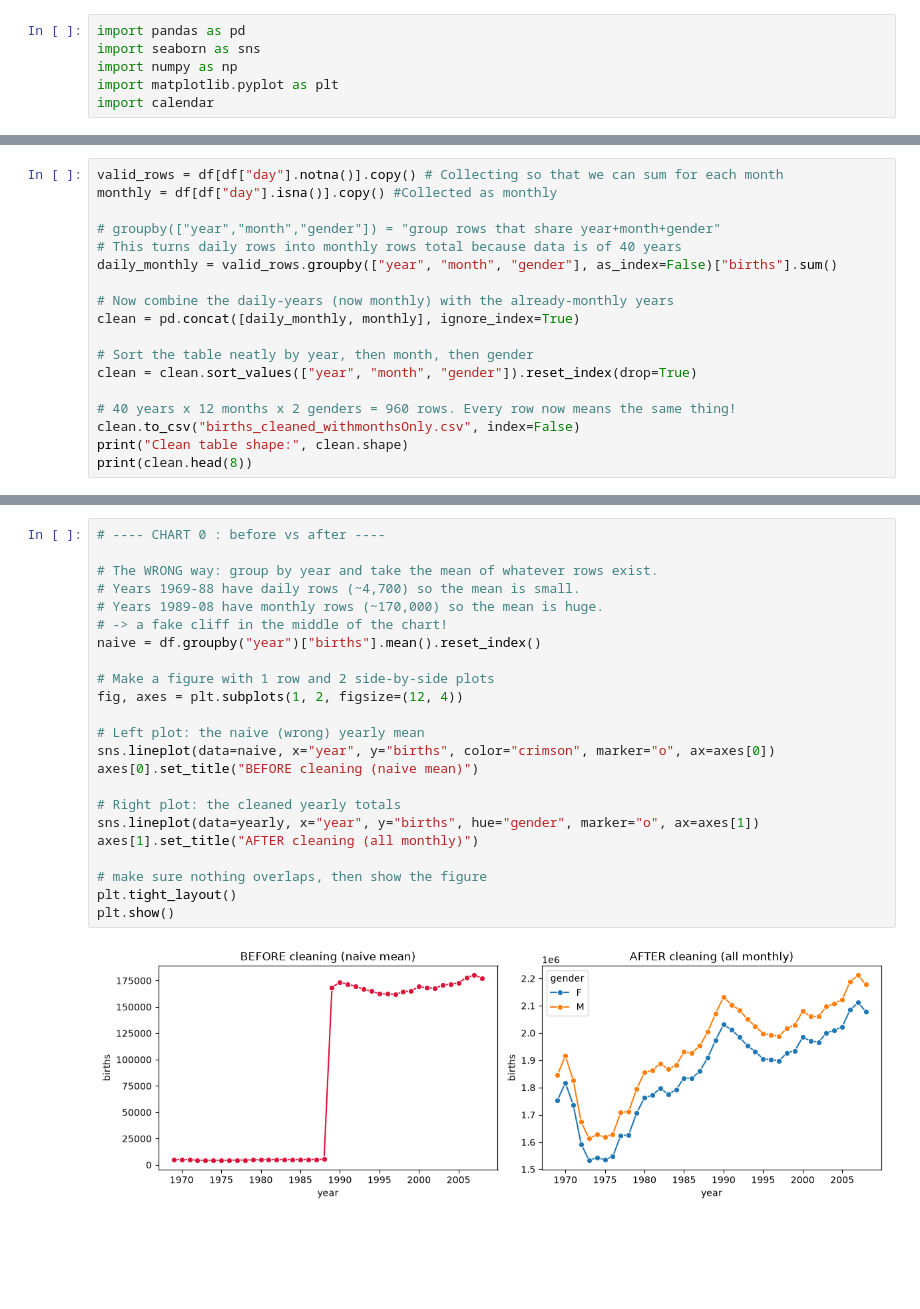
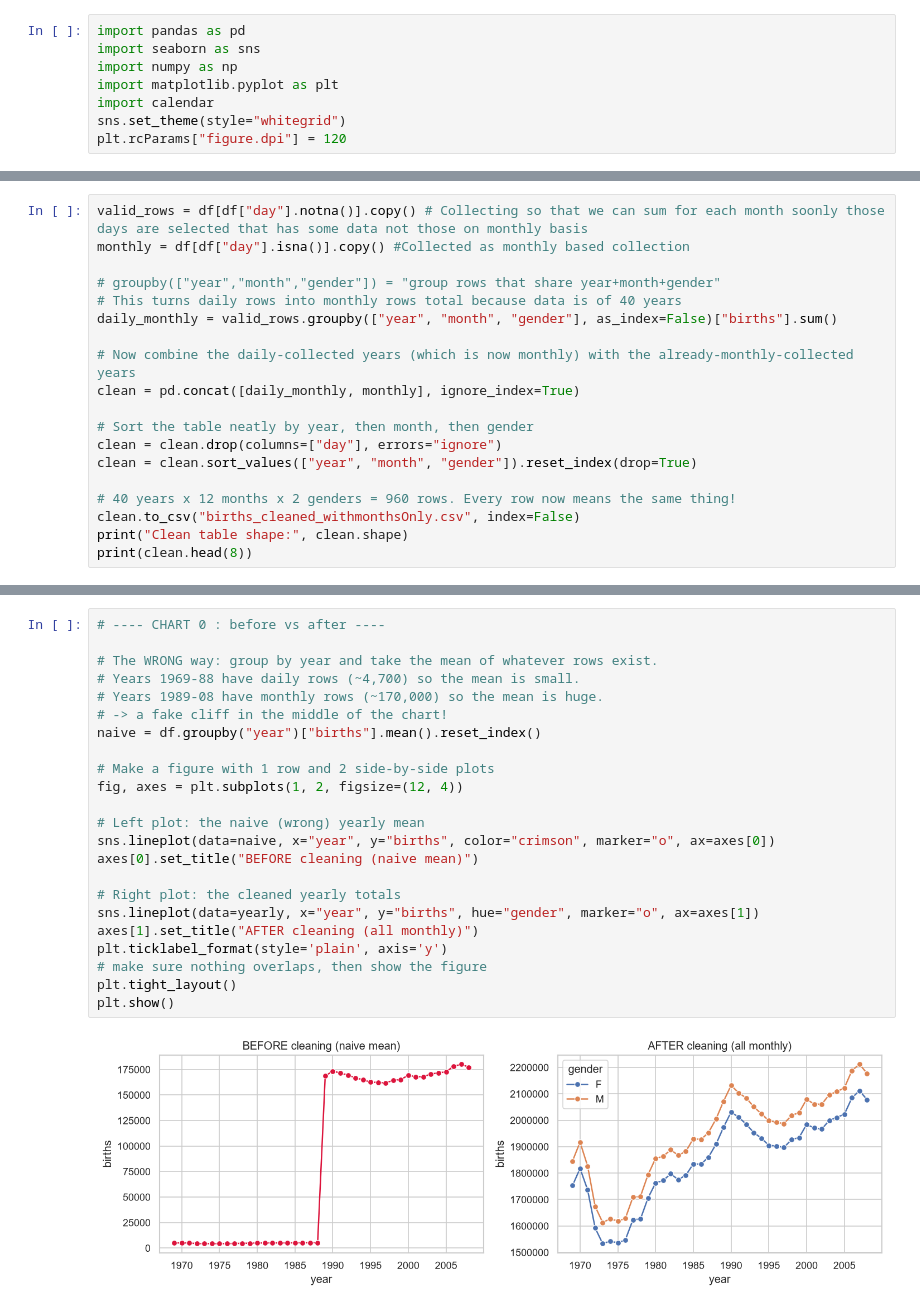
Before and after one commit to muneeb112233/Data_Analysis, a Jupyter notebook: Birth_Rate/Analysis.ipynb, the cells around one changed output, grey strips where cells are left out. Saved outputs shown, nothing was run; the diff lists cells and outputs as text; blank space fills up the shorter version.

Commit message:
Finished Till HeatMap on Average Monthly

```diff
--- a/Birth_Rate/Analysis.ipynb
+++ b/Birth_Rate/Analysis.ipynb
@@ -26,6 +22,8 @@ import seaborn as sns
 import numpy as np
 import matplotlib.pyplot as plt
 import calendar
+sns.set_theme(style="whitegrid")
+plt.rcParams["figure.dpi"] = 120
 # %%
 df = pd.read_csv("births.csv")
 # print(df.head(),"\n")
@@ -137,17 +139,18 @@ Impossible-date rows dropped: 107
 Sentinel (day=99) rows dropped: 350
 Rows left after cleaning: 15090
 # %%
-valid_rows = df[df["day"].notna()].copy() # Collecting so that we can sum for each month
-monthly = df[df["day"].isna()].copy() #Collected as monthly
+valid_rows = df[df["day"].notna()].copy() # Collecting so that we can sum for each month soonly those days are selected that has some data not those on monthly basis
+monthly = df[df["day"].isna()].copy() #Collected as monthly based collection
 
 # groupby(["year","month","gender"]) = "group rows that share year+month+gender"
 # This turns daily rows into monthly rows total because data is of 40 years
 daily_monthly = valid_rows.groupby(["year", "month", "gender"], as_index=False)["births"].sum()
 
-# Now combine the daily-years (now monthly) with the already-monthly years
+# Now combine the daily-collected years (which is now monthly) with the already-monthly-collected years
 clean = pd.concat([daily_monthly, monthly], ignore_index=True)
 
 # Sort the table neatly by year, then month, then gender
+clean = clean.drop(columns=["day"], errors="ignore")
 clean = clean.sort_values(["year", "month", "gender"]).reset_index(drop=True)
 
 # 40 years x 12 months x 2 genders = 960 rows. Every row now means the same thing!
@@ -228,25 +264,25 @@ dtype: int64
 # %%
 # ---- CHART 0 : before vs after ----
 
 # The WRONG way: group by year and take the mean of whatever rows exist.
 # Years 1969-88 have daily rows (~4,700) so the mean is small.
 # Years 1989-08 have monthly rows (~170,000) so the mean is huge.
 # -> a fake cliff in the middle of the chart!
 naive = df.groupby("year")["births"].mean().reset_index()
 
 # Make a figure with 1 row and 2 side-by-side plots
 fig, axes = plt.subplots(1, 2, figsize=(12, 4))
 
 # Left plot: the naive (wrong) yearly mean
 sns.lineplot(data=naive, x="year", y="births", color="crimson", marker="o", ax=axes[0])
 axes[0].set_title("BEFORE cleaning (naive mean)")
 
 # Right plot: the cleaned yearly totals
 sns.lineplot(data=yearly, x="year", y="births", hue="gender", marker="o", ax=axes[1])
 axes[1].set_title("AFTER cleaning (all monthly)")
-
+plt.ticklabel_format(style='plain', axis='y')
 # make sure nothing overlaps, then show the figure
 plt.tight_layout()
 plt.show()
 # %% [output]
-[figure, old version]
+[figure, new version]
```
Also changed, not shown: parts of 24 cells of this notebook, 1 other file.
